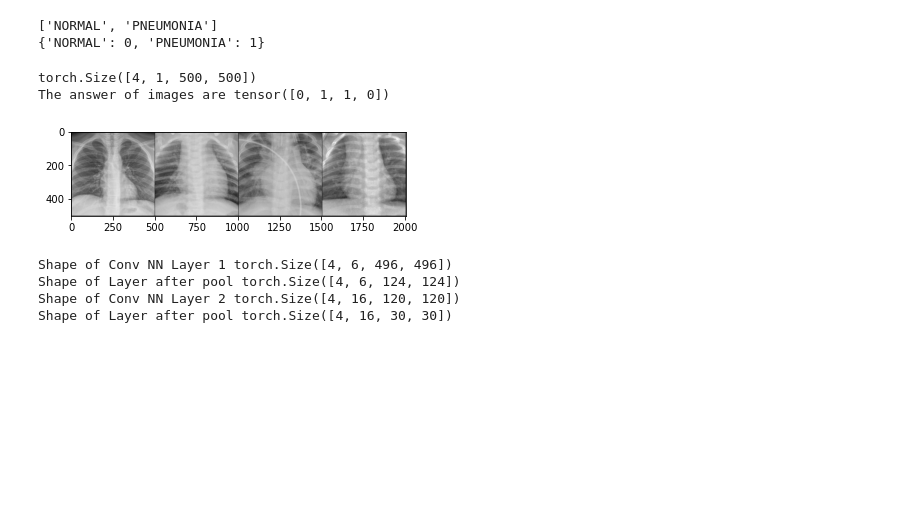
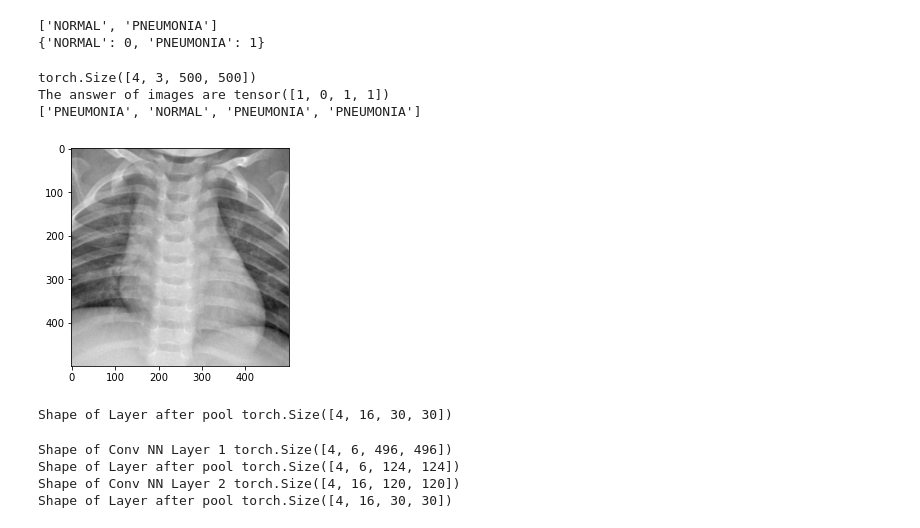
Before and after one commit to smallcuber/kaggle_ml_pneumonia, a Jupyter notebook: pre_learn.ipynb, the cells around one changed output. Drawn from its saved outputs; the diff is of its cells as text; code cells hidden in the pictures; blank space fills up the shorter version.

```diff
--- a/pre_learn.ipynb
+++ b/pre_learn.ipynb
@@ -195,9 +196,11 @@ Size of this image is :(500, 500)
 # Show classes names and value
 data_dir = rf'../Pneumonia_classification_data/reshape_{crop_size}'
 test_dir = os.path.join(data_dir, 'test')
+# transform = transforms.Compose(
+#     [transforms.Grayscale(num_output_channels=1),
+#      transforms.ToTensor()])
 transform = transforms.Compose(
-    [transforms.Grayscale(num_output_channels=1),
-     transforms.ToTensor()])
+    [transforms.ToTensor()])
 dataset_test = datasets.ImageFolder(test_dir, transform=transform)
 
 print(dataset_test.classes)
@@ -208,16 +211,67 @@ print(dataset_test.class_to_idx)
 # %%
 # Check loaded data samples
 batch_size = 4
 loader_test = DataLoader(dataset_test, batch_size=batch_size, shuffle=True)
 images, labels = next(iter(loader_test))
 print(images.shape)
+plt.imshow(images[1][0], cmap='gray')
+# plt.imshow(torchvision.utils.make_grid(images).permute(1,2,0))
+print(f'The answer of images are {labels}')
+lst = [x.item() for x in labels]
 
-plt.imshow(torchvision.utils.make_grid(images).permute(1,2,0))
-print(f'The answer of images are {labels}')
+new_dict = dict((v, k) for k, v in dataset_test.class_to_idx.items())
+new_lst = [new_dict.get(item) for item in lst]
+print(new_lst)
 # %% [output]
-torch.Size([4, 1, 500, 500])
-The answer of images are tensor([0, 1, 1, 0])
+torch.Size([4, 3, 500, 500])
+The answer of images are tensor([1, 0, 1, 1])
+['PNEUMONIA', 'NORMAL', 'PNEUMONIA', 'PNEUMONIA']
-[figure, old version]
+[figure, new version]
+# %%
+class ConvolutionalNeuralNet(nn.Module):
+    def __init__(self):
+        super(ConvolutionalNeuralNet, self).__init__()
+        self.conv1 = nn.Conv2d(1, 6, 5)  # 3: colors - R G B, 6: output layer size, 5: convolution kernel size
+        self.pool = nn.MaxPool2d(4, 4)  #4: Pool size, 4: Stride size
+        self.conv2 = nn.Conv2d(6, 16, 5)
+        self.fc1 = nn.Linear(16*23*23, 120)
+        self.fc2 = nn.Linear(120, 84)
+        self.fc3 = nn.Linear(84, 2)
+
+        self.model_feature_learning = torch.nn.Sequential(
+            self.conv1,
+            nn.ReLU(),
+            self.pool,
+            self.conv2,
+            nn.ReLU(),
+            self.pool
+        )
+
+        self.model_classification = torch.nn.Sequential(
+            self.fc1,
+            nn.ReLU(),
+            self.fc2,
+            nn.ReLU(),
+            self.fc3
+        )
+
+    def forward(self, x):  # n: number samples in a batch.
+        # Start with n, 3, 32, 32
+        x = self.model_feature_learning(x)
+        x = torch.flatten(x, 1) # flatten all dimensions except batch
+        x = self.model_classification(x)
+        return x
+
+
+# writer = SummaryWriter('runs/mnist')
+# Use local GPU for CNN models
+device = torch.device('cuda' if torch.cuda.is_available() else 'cpu')
+model = ConvolutionalNeuralNet().to(device)
+images = images.to(device)
+x = model.model_feature_learning(images)
+print(f'Shape of Layer after pool {x.shape}')
+# %% [output]
+Shape of Layer after pool torch.Size([4, 16, 30, 30])
 # %%
 # Load a batch of sample images, to verify the network connections
 conv1 = nn.Conv2d(1, 6, 5)
```
Also changed, not shown: parts of 3 cells of this notebook, 6 other files.
